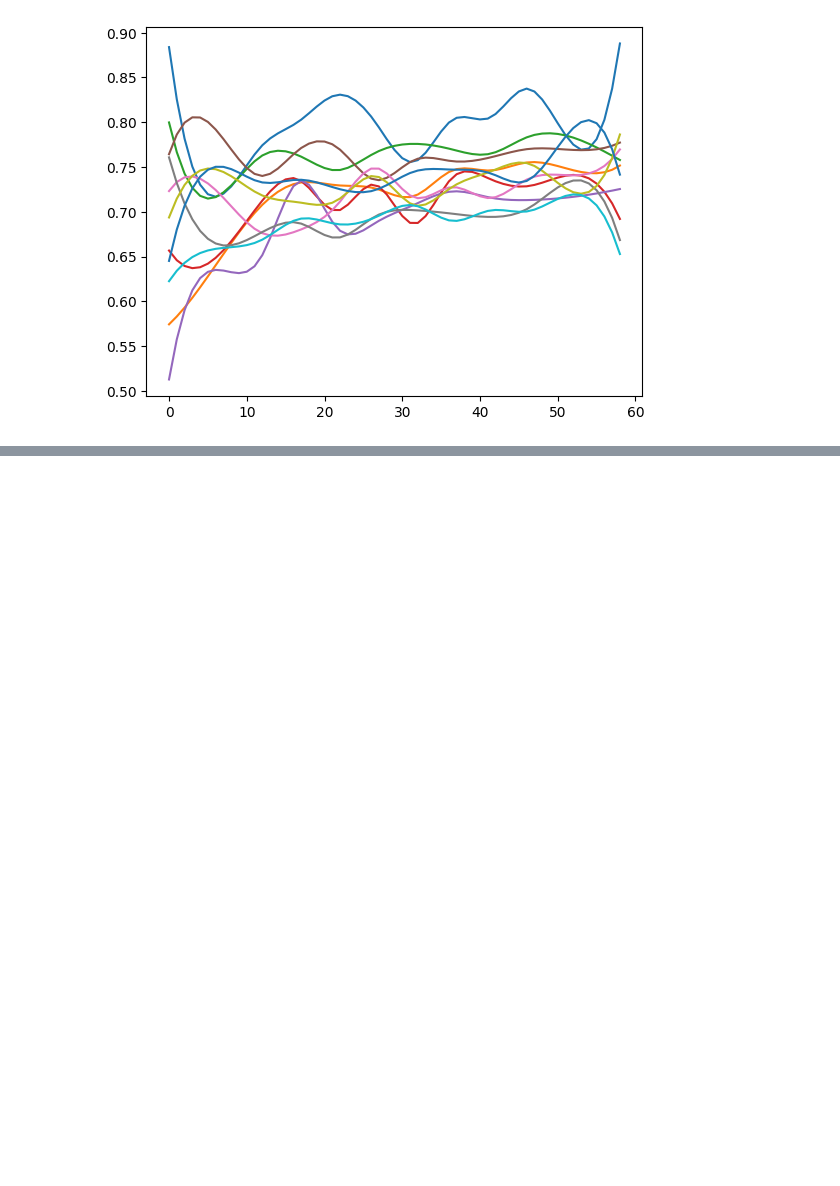
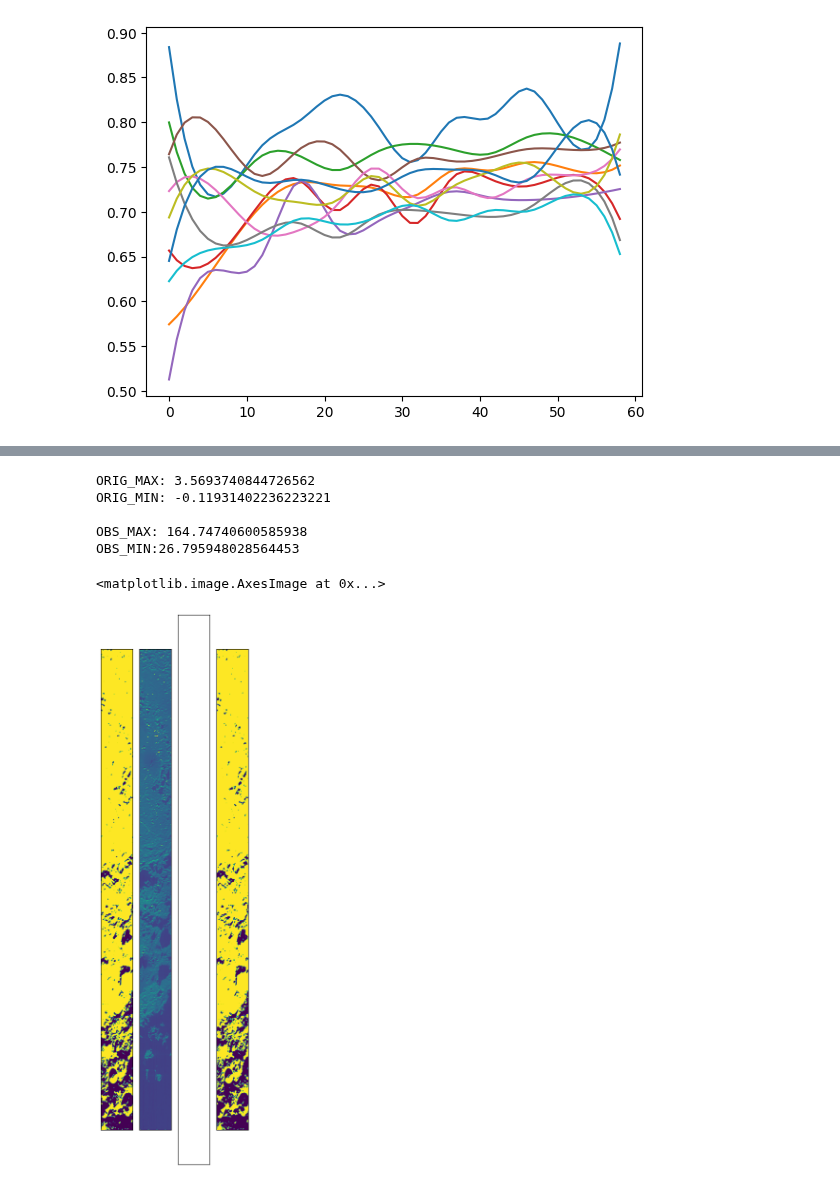
Before and after one commit to z-vig/M3_Pro, a Jupyter notebook: test.ipynb, the cells around one changed output, grey strips where cells are left out. Cells and saved outputs as stored; diff of their text form; code cells hidden in the pictures; blank space fills up the shorter version.

```diff
--- a/test.ipynb
+++ b/test.ipynb
@@ -33,7 +33,7 @@ def load_tifs(pathList:list)->list:
     return tif_list
 
 print ('Select Analysis Folder:')
-folderPath = 'D:/Data/Ice_Pipeline_Out_6-2-23'
+folderPath = 'D:/Data/Ice_Pipeline_Out_6-8-23'
 all_rfl_paths = [os.path.join(folderPath,'rfl_cropped',i) for i in os.listdir(os.path.join(folderPath,'rfl_cropped'))]
 all_loc_paths = [os.path.join(folderPath,'loc_cropped',i) for i in os.listdir(os.path.join(folderPath,'loc_cropped'))]
 all_obs_paths = [os.path.join(folderPath,'obs_cropped',i) for i in os.listdir(os.path.join(folderPath,'obs_cropped'))]
@@ -268,0 +263,33 @@ for x,y in zip(mapped_coord_array[:,0],mapped_coord_array[:,1]):
+# %%
+import os
+import tifffile as tf
+import numpy as np
+import matplotlib.pyplot as plt
+
+obs_im = tf.imread('D:/Data/Ice_Pipeline_Out_6-2-23/obs_cropped/m3g20090529t013507_obs_cropped.tif')
+obs_im[:,:,-1] = 180*np.arccos(obs_im[:,:,-1])/np.pi
+x,y = (np.where(obs_im[:,:,-1]>90))
+bool_obs = np.ones((obs_im.shape[:2]))
+bool_obs[x,y] = 0
+og_im = tf.imread('D:/Data/Ice_Pipeline_Out_6-2-23/rfl_cropped/m3g20090529t013507_rfl_cropped.tif')
+
+fig,(ax1,ax2,ax3,ax4) = plt.subplots(1,4,figsize=(4,15))
+ax1.set_yticks([]),ax2.set_yticks([]),ax3.set_yticks([]),ax4.set_yticks([])
+ax1.set_xticks([]),ax2.set_xticks([]),ax3.set_xticks([]),ax4.set_xticks([])
+ax1.imshow(bool_obs)
+ax2.imshow(og_im[:,:,0],vmax=0.5)
+
+print (f'ORIG_MAX: {og_im[:,:,0].max()}\nORIG_MIN: {og_im[:,:,0].min()}\n')
+print (f'OBS_MAX: {obs_im[:,:,-1].max()}\nOBS_MIN:{obs_im[:,:,-1].min()}')
+
+bool_compare = tf.imread('D:/Data/Ice_Pipeline_Out_6-2-23/incidence_bright_bool_arrays/20090529t013507_inc_bright.tif')
+ax3.plot()
+ax4.imshow(bool_compare)
+# %% [output]
+ORIG_MAX: 3.5693740844726562
+ORIG_MIN: -0.11931402236223221
+
+OBS_MAX: 164.74740600585938
+OBS_MIN:26.795948028564453
+<matplotlib.image.AxesImage at 0x...>
+[figure, added]
```
Also changed, not shown: parts of 2 cells of this notebook, 5 other files.
